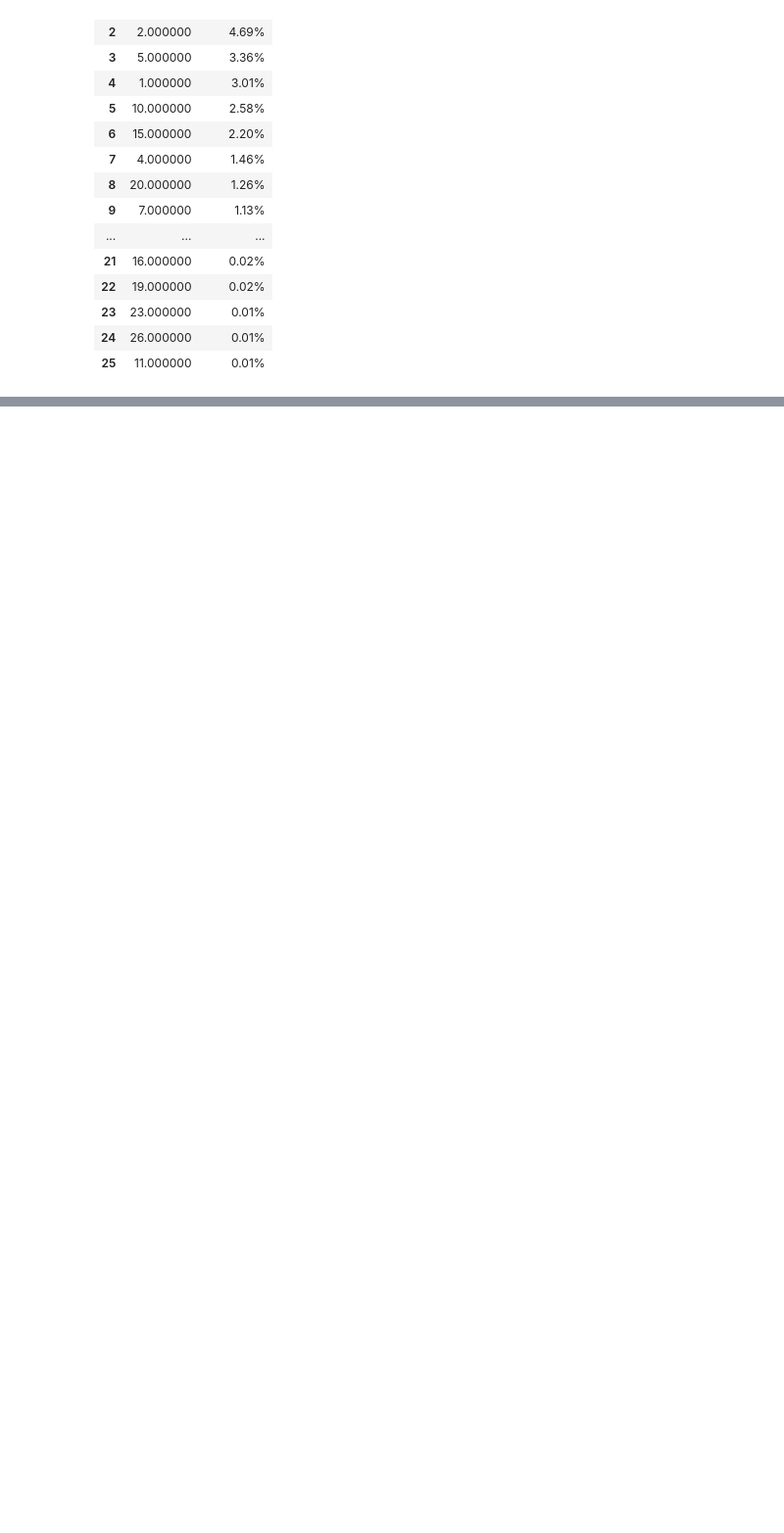
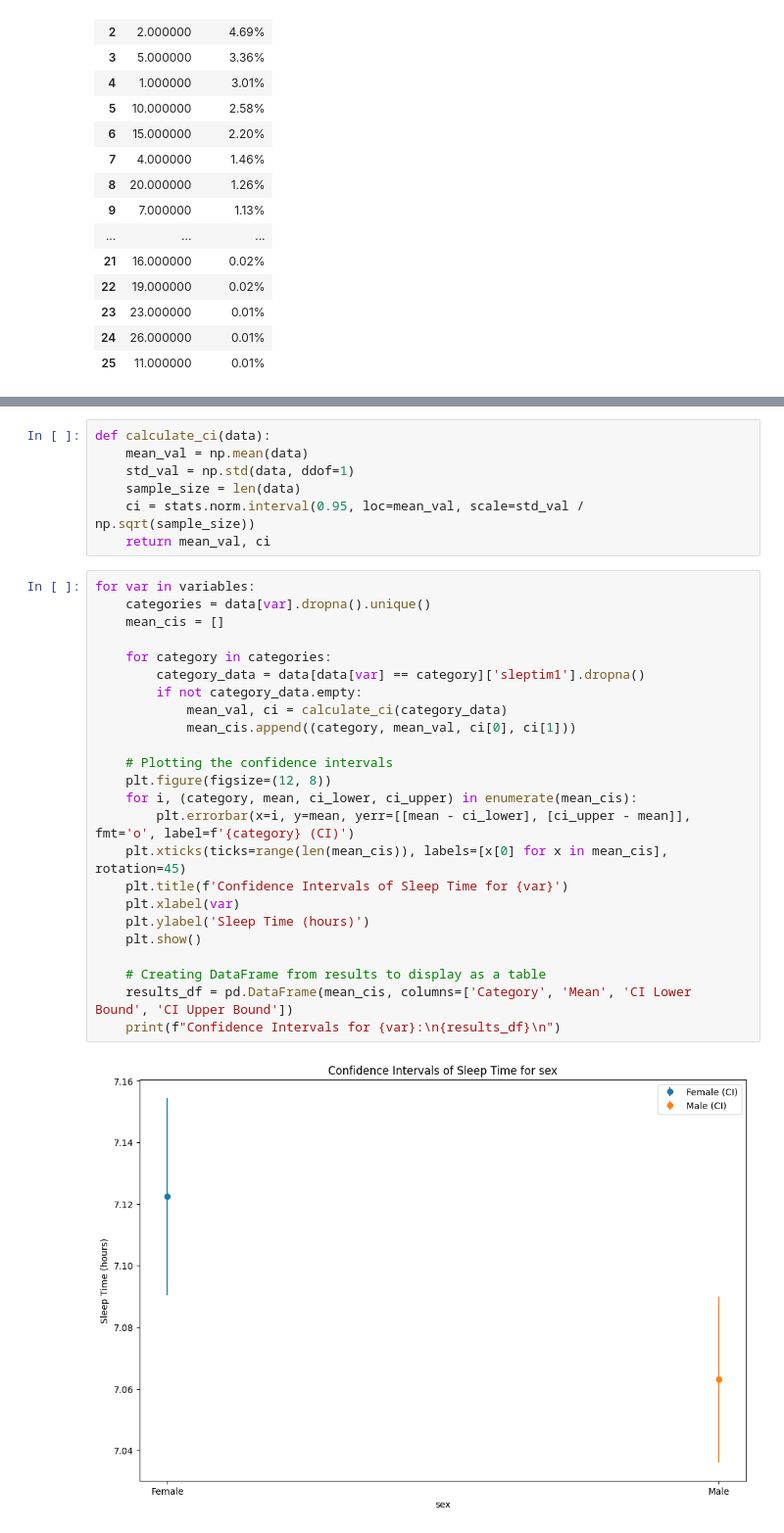
Before and after one commit to yagoTobi/Intro-Estadistica-Computacional, a Jupyter notebook: LabFinal/Notebooks-Practical/Question4.ipynb, the cells around one changed output, grey strips where cells are left out. Shown at 98% size. Drawn from its saved outputs; the diff is of its cells as text; blank space fills up the shorter version.

```diff
--- a/LabFinal/Notebooks-Practical/Question4.ipynb
+++ b/LabFinal/Notebooks-Practical/Question4.ipynb
@@ -219,0 +405,33 @@ Analysis for menthlth:
+# %%
+def calculate_ci(data):
+    mean_val = np.mean(data)
+    std_val = np.std(data, ddof=1)
+    sample_size = len(data)
+    ci = stats.norm.interval(0.95, loc=mean_val, scale=std_val / np.sqrt(sample_size))
+    return mean_val, ci
+# %%
+for var in variables:
+    categories = data[var].dropna().unique()
+    mean_cis = []
+
+    for category in categories:
+        category_data = data[data[var] == category]['sleptim1'].dropna()
+        if not category_data.empty:
+            mean_val, ci = calculate_ci(category_data)
+            mean_cis.append((category, mean_val, ci[0], ci[1]))
+
+    # Plotting the confidence intervals
+    plt.figure(figsize=(12, 8))
+    for i, (category, mean, ci_lower, ci_upper) in enumerate(mean_cis):
+        plt.errorbar(x=i, y=mean, yerr=[[mean - ci_lower], [ci_upper - mean]], fmt='o', label=f'{category} (CI)')
+    plt.xticks(ticks=range(len(mean_cis)), labels=[x[0] for x in mean_cis], rotation=45)
+    plt.title(f'Confidence Intervals of Sleep Time for {var}')
+    plt.xlabel(var)
+    plt.ylabel('Sleep Time (hours)')
+    plt.show()
+
+    # Creating DataFrame from results to display as a table
+    results_df = pd.DataFrame(mean_cis, columns=['Category', 'Mean', 'CI Lower Bound', 'CI Upper Bound'])
+    print(f"Confidence Intervals for {var}:\n{results_df}\n")
+# %% [output]
+[figure, added]
```
Also changed, not shown: parts of 15 cells of this notebook, 4 other files.
